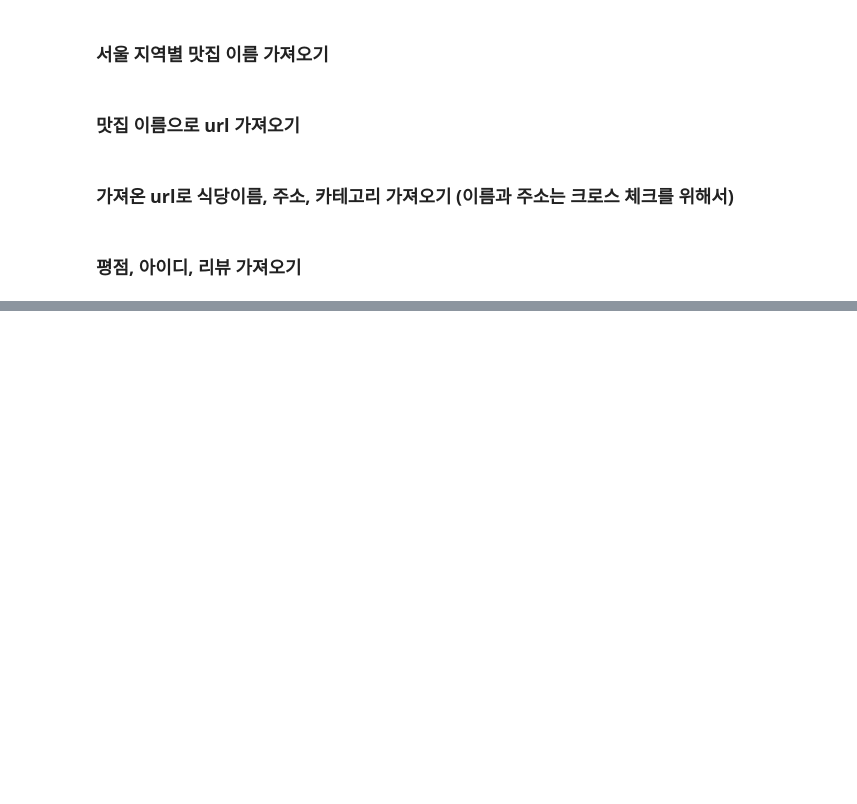
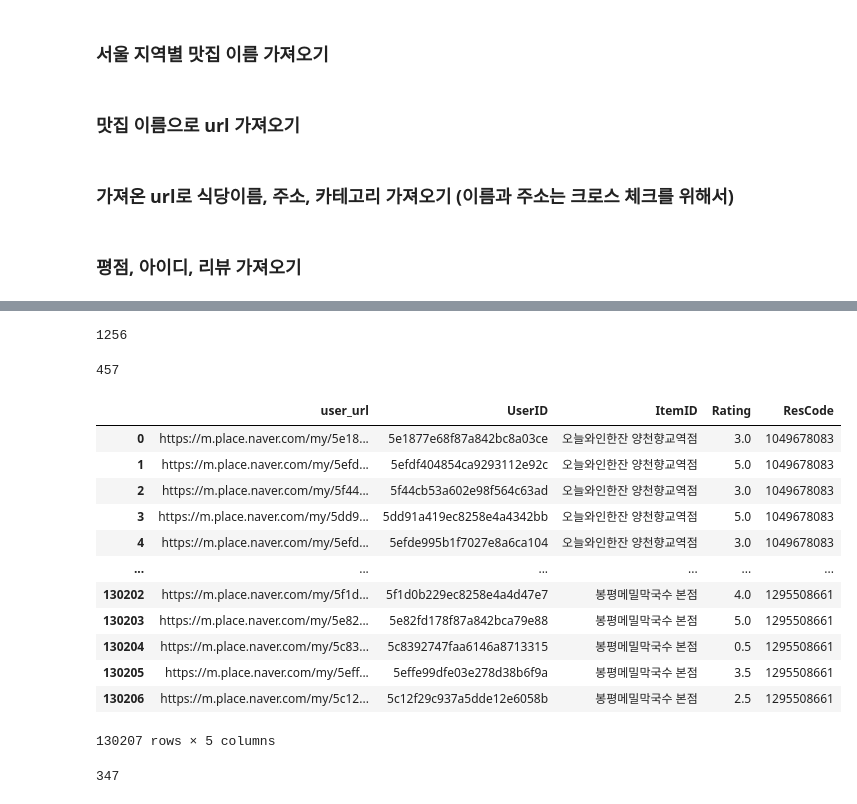
Before and after one commit to solyourock/ML_study, a Jupyter notebook: naver_myplace/scrapping.ipynb, the cells around one changed output, grey strips where cells are left out. Drawn from its saved outputs; the diff is of its cells as text; code cells hidden in the pictures; blank space fills up the shorter version.

```diff
--- a/naver_myplace/scrapping.ipynb
+++ b/naver_myplace/scrapping.ipynb
@@ -259,0 +270,26 @@ NoSuchElementException: Message: no such element: Unable to locate element: {"me
+# %%
+a['ItemID'].nunique()
+# %% [output]
+1256
+# %%
+b = pd.read_csv('concat.csv')
+# %%
+b['ItemID'].nunique()
+# %% [output]
+457
+# %%
+b
+# %% [output]
+|  | user_url | UserID | ItemID | Rating | ResCode |
+| 0 | https://m.place.naver.com/my/5e18... | 5e1877e68f87a842bc8a03ce | 오늘와인한잔 양천향교역점 | 3.0 | 1049678083 |
+| 1 | https://m.place.naver.com/my/5efd... | 5efdf404854ca9293112e92c | 오늘와인한잔 양천향교역점 | 5.0 | 1049678083 |
+| 2 | https://m.place.naver.com/my/5f44... | 5f44cb53a602e98f564c63ad | 오늘와인한잔 양천향교역점 | 3.0 | 1049678083 |
+| 3 | https://m.place.naver.com/my/5dd9... | 5dd91a419ec8258e4a4342bb | 오늘와인한잔 양천향교역점 | 5.0 | 1049678083 |
+| 4 | https://m.place.naver.com/my/5efd... | 5efde995b1f7027e8a6ca104 | 오늘와인한잔 양천향교역점 | 3.0 | 1049678083 |
+| ... | ... | ... | ... | ... | ... |
+| 130202 | https://m.place.naver.com/my/5f1d... | 5f1d0b229ec8258e4a4d47e7 | 봉평메밀막국수 본점 | 4.0 | 1295508661 |
+| 130203 | https://m.place.naver.com/my/5e82... | 5e82fd178f87a842bca79e88 | 봉평메밀막국수 본점 | 5.0 | 1295508661 |
+| 130204 | https://m.place.naver.com/my/5c83... | 5c8392747faa6146a8713315 | 봉평메밀막국수 본점 | 0.5 | 1295508661 |
+| 130205 | https://m.place.naver.com/my/5eff... | 5effe99dfe03e278d38b6f9a | 봉평메밀막국수 본점 | 3.5 | 1295508661 |
+| 130206 | https://m.place.naver.com/my/5c12... | 5c12f29c937a5dde12e6058b | 봉평메밀막국수 본점 | 2.5 | 1295508661 |
+130207 rows × 5 columns
@@ -259,0 +298,4 @@ NoSuchElementException: Message: no such element: Unable to locate element: {"me
+# %%
+c['ItemID'].nunique()
+# %% [output]
+347
```
Also changed, not shown: parts of 37 cells of this notebook.
